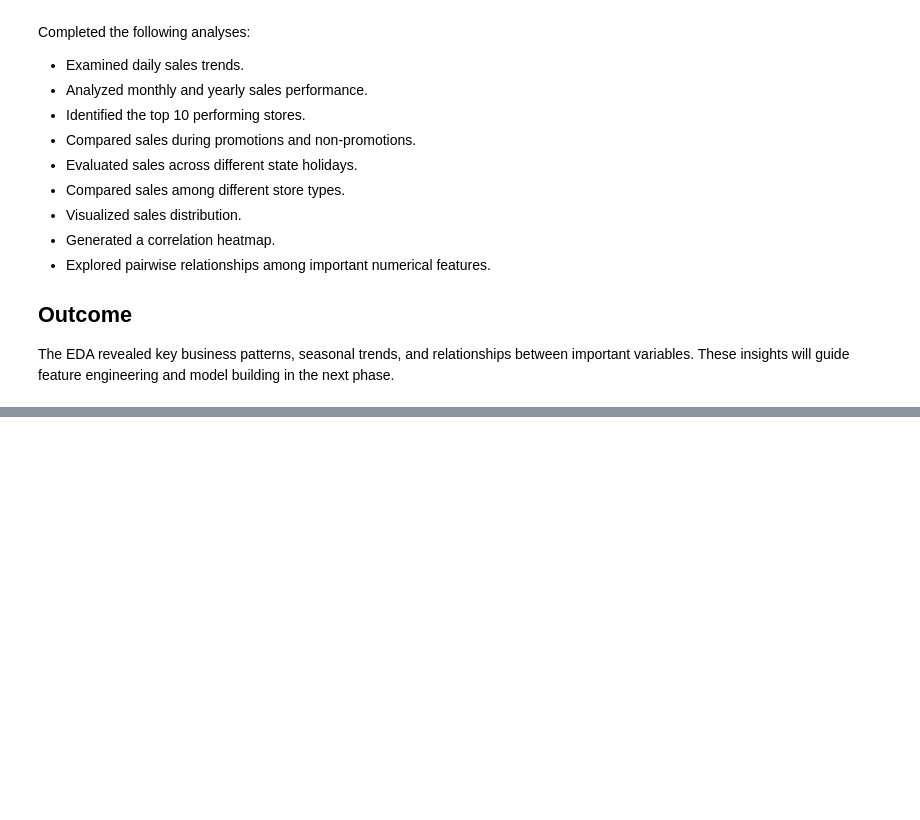
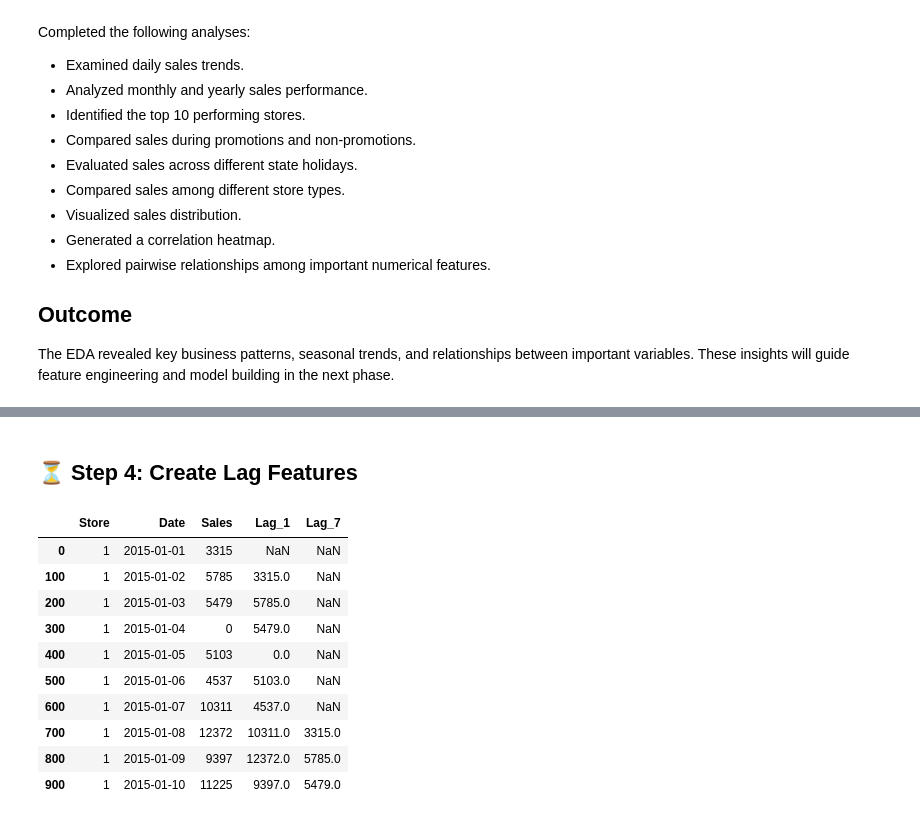
Before and after one commit to ruhile/Sales-Forecasting-Dashboard, a Jupyter notebook: notebooks/Sales_Forecasting.ipynb, the cells around one changed output, grey strips where cells are left out. Cells and saved outputs as stored; diff of their text form; code cells hidden in the pictures; blank space fills up the shorter version.

```diff
--- a/notebooks/Sales_Forecasting.ipynb
+++ b/notebooks/Sales_Forecasting.ipynb
@@ -726,0 +763,19 @@ The EDA revealed key business patterns, seasonal trends, and relationships betwe
+# %% [markdown]
+## ⏳ Step 4: Create Lag Features
+# %%
+df["Lag_1"] = df.groupby("Store")["Sales"].shift(1)
+df["Lag_7"] = df.groupby("Store")["Sales"].shift(7)
+
+display(df[["Store", "Date", "Sales", "Lag_1", "Lag_7"]].head(10))
+# %% [output]
+|  | Store | Date | Sales | Lag_1 | Lag_7 |
+| 0 | 1 | 2015-01-01 | 3315 | NaN | NaN |
+| 100 | 1 | 2015-01-02 | 5785 | 3315.0 | NaN |
+| 200 | 1 | 2015-01-03 | 5479 | 5785.0 | NaN |
+| 300 | 1 | 2015-01-04 | 0 | 5479.0 | NaN |
+| 400 | 1 | 2015-01-05 | 5103 | 0.0 | NaN |
+| 500 | 1 | 2015-01-06 | 4537 | 5103.0 | NaN |
+| 600 | 1 | 2015-01-07 | 10311 | 4537.0 | NaN |
+| 700 | 1 | 2015-01-08 | 12372 | 10311.0 | 3315.0 |
+| 800 | 1 | 2015-01-09 | 9397 | 12372.0 | 5785.0 |
+| 900 | 1 | 2015-01-10 | 11225 | 9397.0 | 5479.0 |
```
Also changed, not shown: parts of 24 cells of this notebook, 1 other file.
